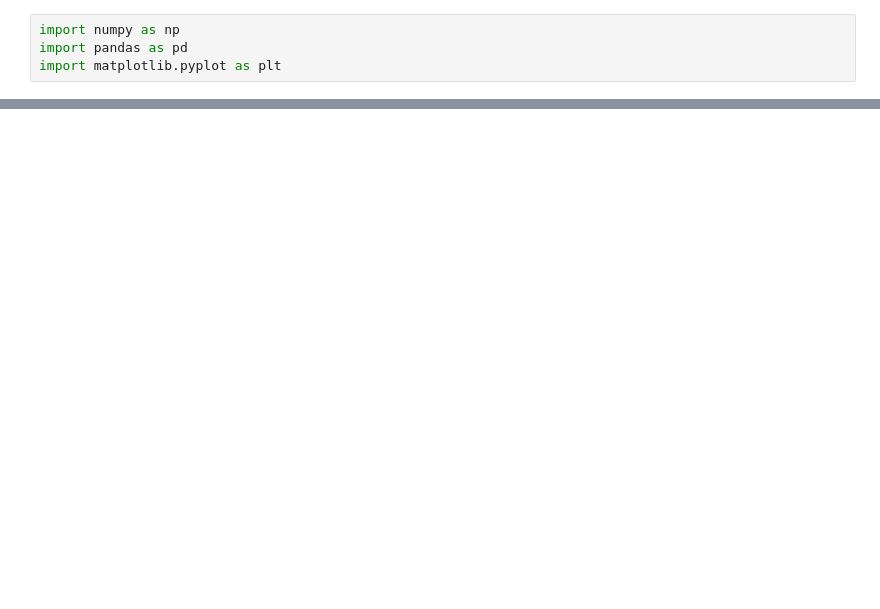
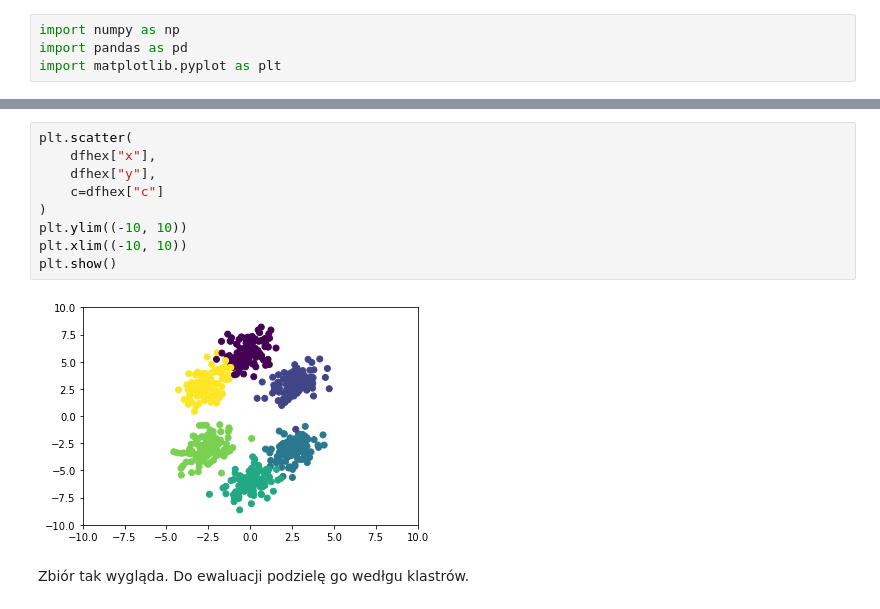
Before and after one commit to niegrzybkowski/mio2022, a Jupyter notebook: LAB2_1.ipynb, the cells around one changed output, grey strips where cells are left out. Drawn from its saved outputs; the diff is of its cells as text; blank space fills up the shorter version.

```diff
--- a/LAB2_1.ipynb
+++ b/LAB2_1.ipynb
@@ -92,0 +25,13 @@ metric((0,0), (1, 1))
+# %%
+plt.scatter(
+    dfhex["x"],
+    dfhex["y"],
+    c=dfhex["c"]
+)
+plt.ylim((-10, 10))
+plt.xlim((-10, 10))
+plt.show()
+# %% [output]
+[figure, added]
+# %% [markdown]
+Zbiór tak wygląda. Do ewaluacji podzielę go wedłgu klastrów.
```
Also changed, not shown: parts of 73 cells of this notebook.
